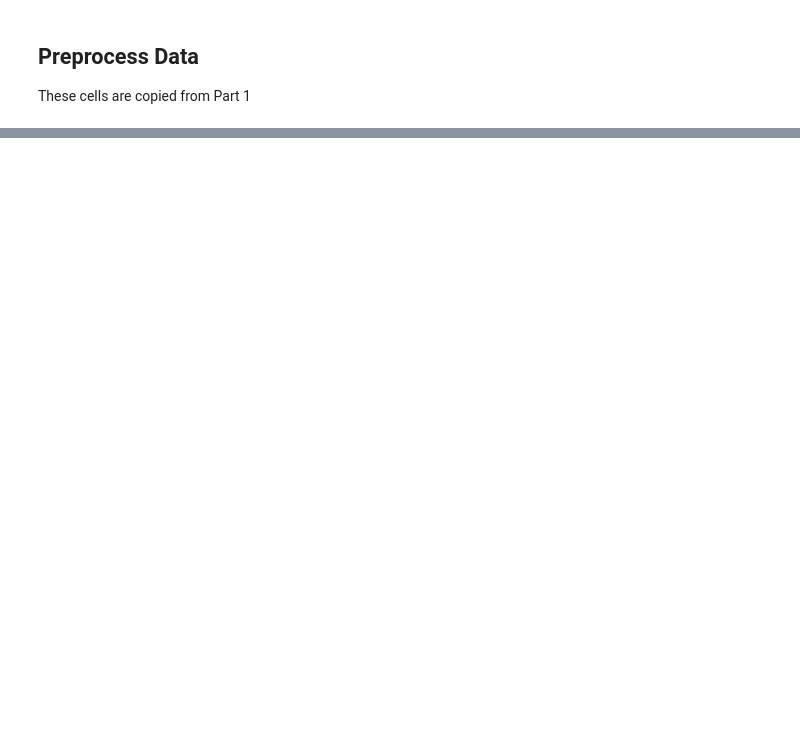
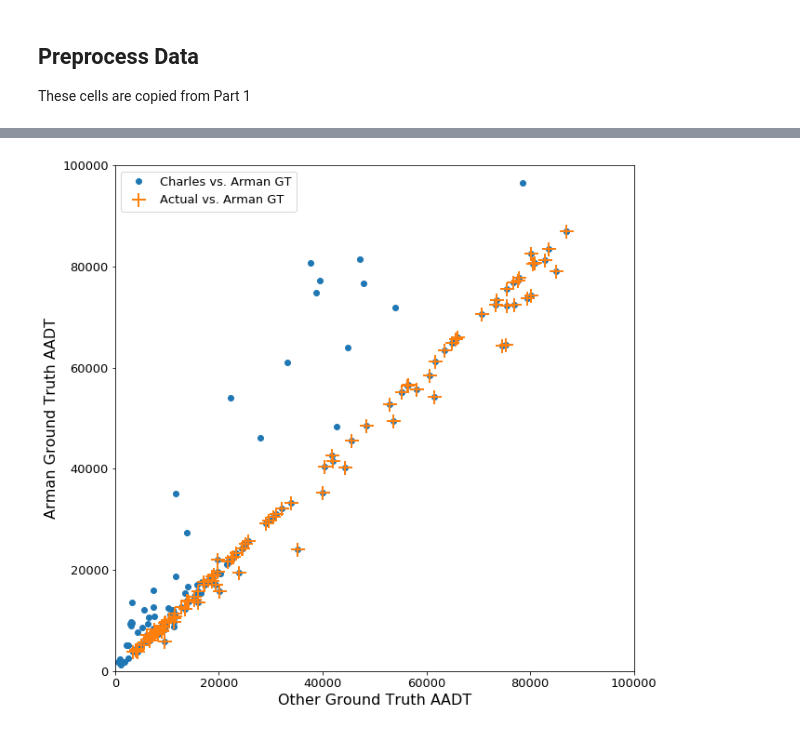
Before and after one commit to CityofToronto/bdit_traffic_prophet, a Jupyter notebook: development_notebooks/CountmatchDev2-ReproducingArmanMAE.ipynb, the cells around one changed output, grey strips where cells are left out. Saved outputs shown, nothing was run; the diff lists cells and outputs as text; code cells hidden in the pictures; blank space fills up the shorter version.

```diff
--- a/development_notebooks/CountmatchDev2-ReproducingArmanMAE.ipynb
+++ b/development_notebooks/CountmatchDev2-ReproducingArmanMAE.ipynb
@@ -369 +396,16 @@ np.mean(
+# %%
+fig, ax = plt.subplots(figsize=(10, 10))
+ax.plot(ptc_validation_aadt['AADT Charles GT'], ptc_validation_aadt['AADT Arman GT'],
+        color=defaultcolours[0], marker='o', ls='None', label='Charles vs. Arman GT')
+ax.plot(ptc_validation_aadt.loc[notnulls, 'AADT Actual'],
+        ptc_validation_aadt.loc[notnulls, 'AADT Arman GT'],
+        color=defaultcolours[1], marker='+', ls='None', ms=15, mew=2, label='Actual vs. Arman GT')
+ax.set_xlim([0, 100000])
+ax.set_ylim([0, 100000])
+ax.set_xlabel('Other Ground Truth AADT', fontsize=16)
+ax.set_ylabel('Arman Ground Truth AADT', fontsize=16)
+ax.tick_params(axis='both', which='both', labelsize=13)
+ax.legend(loc=2, prop={'size': 13});
+# %% [output]
+[figure, added]
 # %%
```
Also changed, not shown: parts of 60 cells of this notebook, 1 other file.
